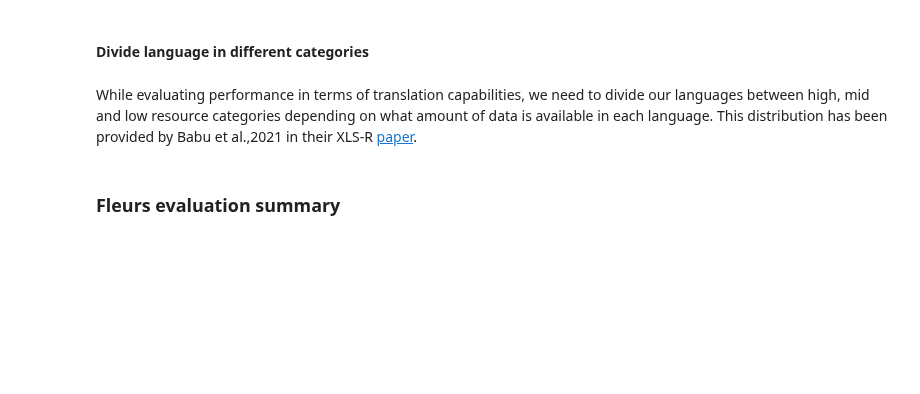
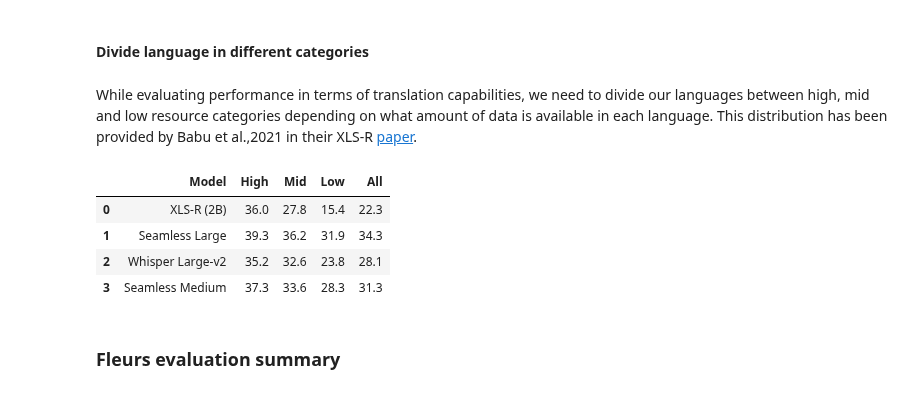
Before and after one commit to shreyjasuja/re_s2st, a Jupyter notebook: analyze_results.ipynb, the cells around one changed output. Cells and saved outputs as stored; diff of their text form; code cells hidden in the pictures; blank space fills up the shorter version.

```diff
--- a/analyze_results.ipynb
+++ b/analyze_results.ipynb
@@ -103,5 +110,13 @@ for files in os.listdir(score_directory_covost):
 
 re_results_df=pd.DataFrame(re_results)
+# %%
+re_results_df
+# %% [output]
+|  | Model | High | Mid | Low | All |
+| 0 | XLS-R (2B) | 36.0 | 27.8 | 15.4 | 22.3 |
+| 1 | Seamless Large | 39.3 | 36.2 | 31.9 | 34.3 |
+| 2 | Whisper Large-v2 | 35.2 | 32.6 | 23.8 | 28.1 |
+| 3 | Seamless Medium | 37.3 | 33.6 | 28.3 | 31.3 |
 # %%
 re_results_df.to_json('claims/re_covost_summary.json',orient='split')
 # %% [markdown]
```
Also changed, not shown: parts of 18 cells of this notebook, 6 other files.
